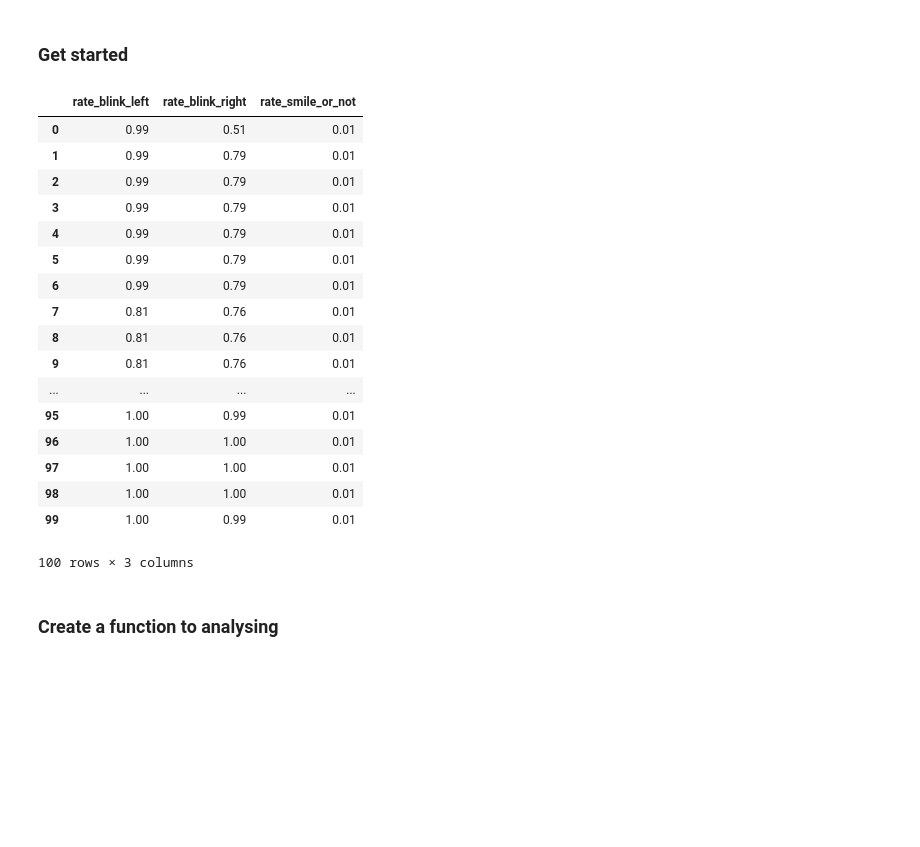
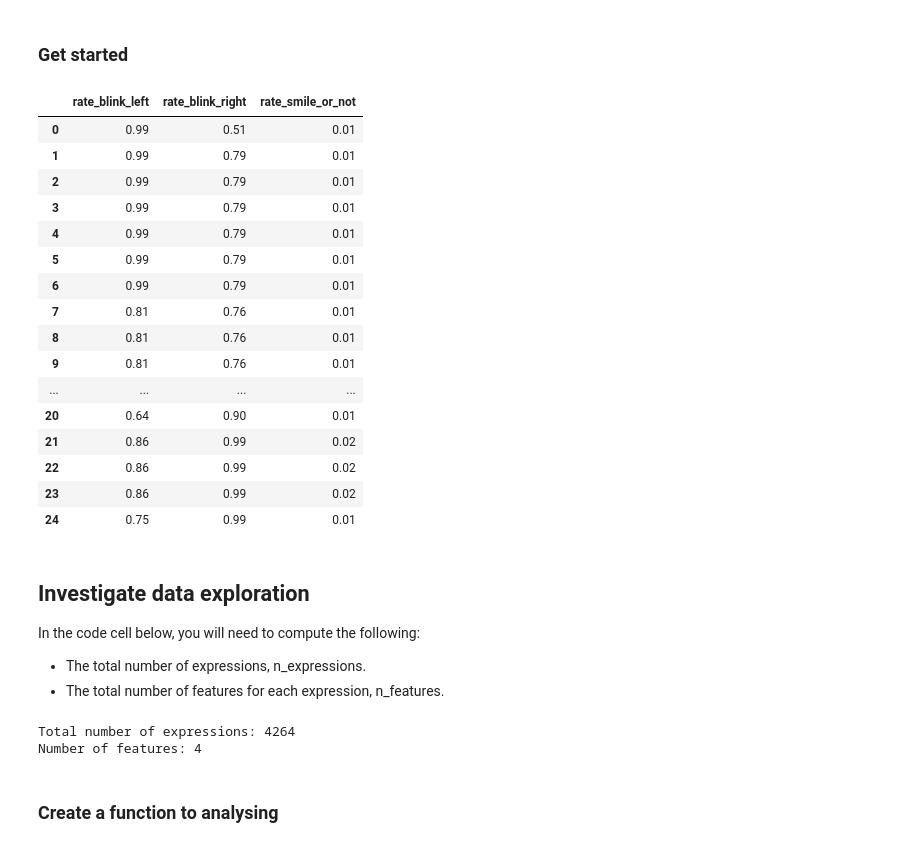
Before and after one commit to thiagomarquesrocha/Kaio-machine-learning-human-face-detection, a Jupyter notebook: kaio/kaio.ipynb, the cells around one changed output. Saved outputs shown, nothing was run; the diff lists cells and outputs as text; code cells hidden in the pictures; blank space fills up the shorter version.

Commit message:
test: New analisys and data exploration inside server/kaio.ipynb

```diff
--- a/kaio/kaio.ipynb
+++ b/kaio/kaio.ipynb
@@ -25,41 +25,62 @@ sys.path.append(parentdir)
 # Imports to execute the analisys
 from data import get_full_data, get_training, get_predict
 from matplotlib import pyplot as plt
 from sklearn import linear_model
-from predicting import accuracy_score, performance_metric
+from predicting import accuracy_score, performance_metric, real_world, plot_learning_curve
 import pandas as pd
 import numpy as np
 
 # Allows the use of display() for DataFrames
 from IPython.display import display
 
 # Import supplementary visualizations code visuals.py
 import visuals as vs
 
 # Get X (Features) and Y (Target)
+# features (rate_blink_left, rate_blink_right, rate_smile_or_not)
+# target (0 - sad, 1 - angry, 2 - happy)
 X, Y, df = get_full_data()
 
 # Print the first few entries
-display(X.head(100))
+display(X.head(25))
 # %% [output]
 |  | rate_blink_left | rate_blink_right | rate_smile_or_not |
 | 0 | 0.99 | 0.51 | 0.01 |
 | 1 | 0.99 | 0.79 | 0.01 |
 | 2 | 0.99 | 0.79 | 0.01 |
 | 3 | 0.99 | 0.79 | 0.01 |
 | 4 | 0.99 | 0.79 | 0.01 |
 | 5 | 0.99 | 0.79 | 0.01 |
 | 6 | 0.99 | 0.79 | 0.01 |
 | 7 | 0.81 | 0.76 | 0.01 |
 | 8 | 0.81 | 0.76 | 0.01 |
 | 9 | 0.81 | 0.76 | 0.01 |
 | ... | ... | ... | ... |
-| 95 | 1.00 | 0.99 | 0.01 |
-| 96 | 1.00 | 1.00 | 0.01 |
-| 97 | 1.00 | 1.00 | 0.01 |
-| 98 | 1.00 | 1.00 | 0.01 |
-| 99 | 1.00 | 0.99 | 0.01 |
+| 20 | 0.64 | 0.90 | 0.01 |
+| 21 | 0.86 | 0.99 | 0.02 |
+| 22 | 0.86 | 0.99 | 0.02 |
+| 23 | 0.86 | 0.99 | 0.02 |
+| 24 | 0.75 | 0.99 | 0.01 |
-100 rows × 3 columns
+# %% [markdown]
+## Investigate data exploration
+
+In the code cell below, you will need to compute the following:
+
+- The total number of expressions, n_expressions.
+- The total number of features for each expression, n_features.
+# %%
+# Calculate number of expressions
+n_expressions = len(df.index)
+
+# Calculate number of features
+n_features = len(df.columns) - 1 # 1 minus target label
+
+# Print the results
+print "Total number of expressions: {}".format(n_expressions)
+print "Number of features: {}".format(n_features)
+# %% [output]
+Total number of expressions: 4264
+Number of features: 4
 # %% [markdown]
 ### Create a function to analysing
 # %%
```
Also changed, not shown: parts of 23 cells of this notebook, 6 other files.
